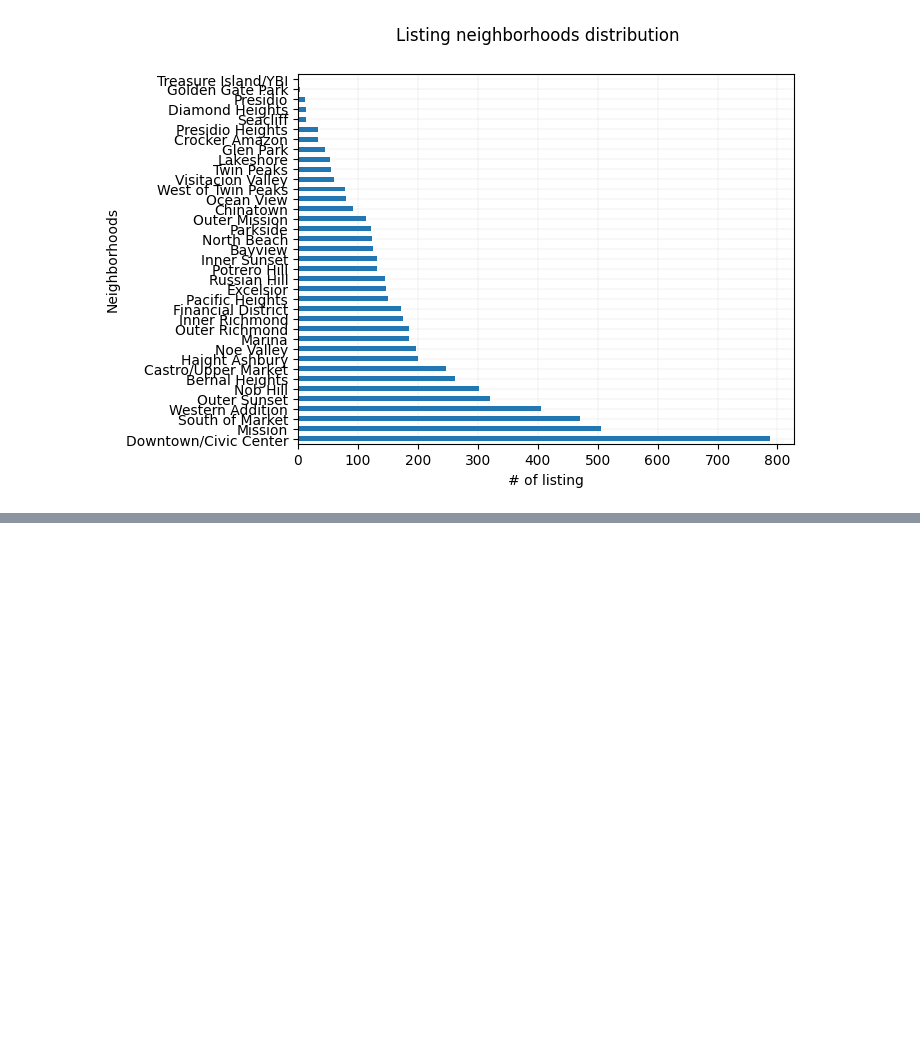
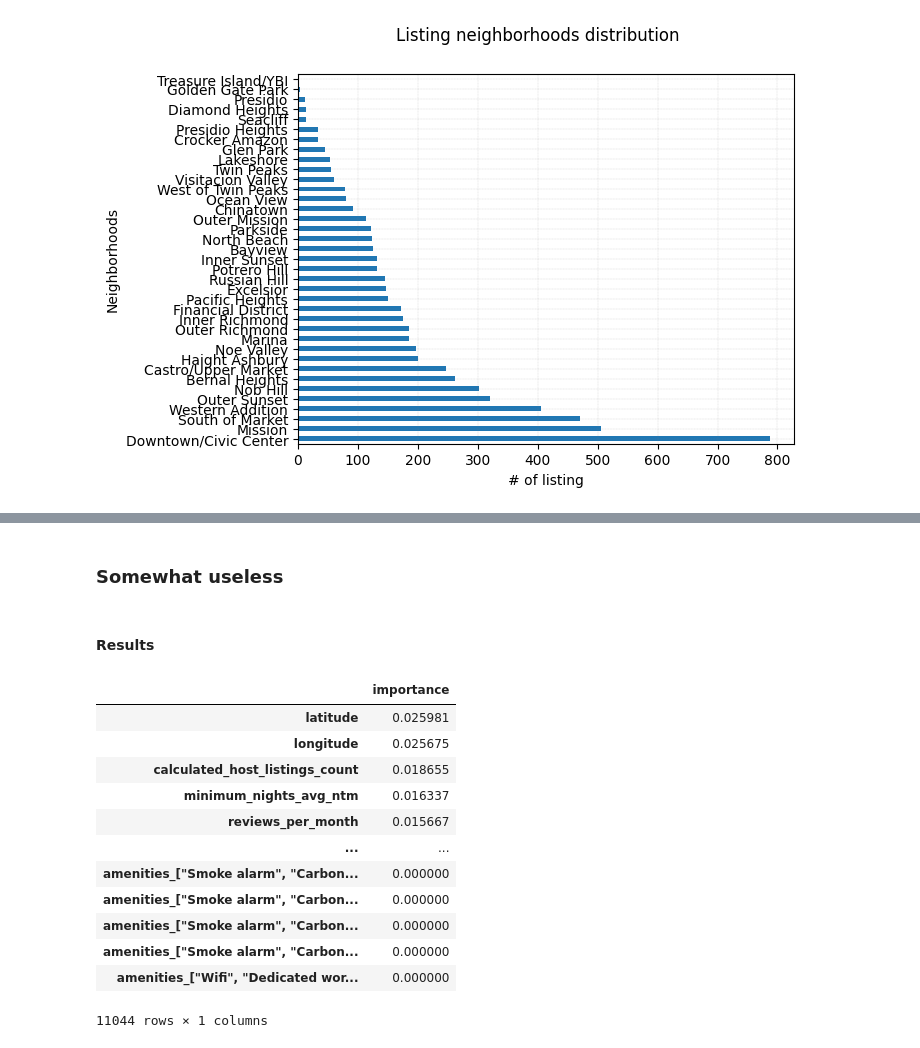
Before and after one commit to doanjus1/Airbnb-San-Francisco, a Jupyter notebook: San-Fran-Airbnb.ipynb, the cells around one changed output, grey strips where cells are left out. Cells and saved outputs as stored; diff of their text form; code cells hidden in the pictures; blank space fills up the shorter version.

```diff
--- a/San-Fran-Airbnb.ipynb
+++ b/San-Fran-Airbnb.ipynb
@@ -239,0 +294,10 @@ plt.show()
+# %%
+data = pd.get_dummies(listings_rf)
+data = data.fillna(value=0)
+# %%
+# Extract features and labels
+Y = data['price']
+X = data.drop('price', axis = 1)
+# %%
+# Train
+train_X, test_X, train_Y, test_Y = train_test_split(X, Y, random_state = 8)
@@ -239,0 +313,23 @@ plt.show()
+# %% [markdown]
+### Somewhat useless
+# %% [markdown]
+#### Results
+# %%
+feature_importances = pd.DataFrame(rf.feature_importances_,
+                                   index = train_X.columns,
+                                columns=['importance']).sort_values('importance',ascending=False)
+feature_importances
+# %% [output]
+|  | importance |
+| latitude | 0.025981 |
+| longitude | 0.025675 |
+| calculated_host_listings_count | 0.018655 |
+| minimum_nights_avg_ntm | 0.016337 |
+| reviews_per_month | 0.015667 |
+| ... | ... |
+| amenities_["Smoke alarm", "Carbon... | 0.000000 |
+| amenities_["Smoke alarm", "Carbon... | 0.000000 |
+| amenities_["Smoke alarm", "Carbon... | 0.000000 |
+| amenities_["Smoke alarm", "Carbon... | 0.000000 |
+| amenities_["Wifi", "Dedicated wor... | 0.000000 |
+11044 rows × 1 columns
```
Also changed, not shown: parts of 11 cells of this notebook.
